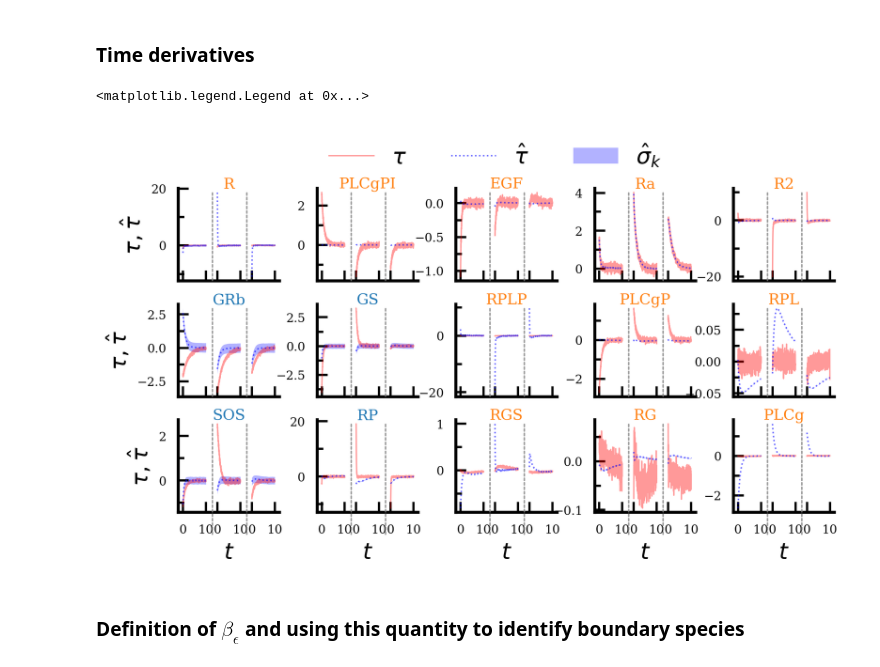
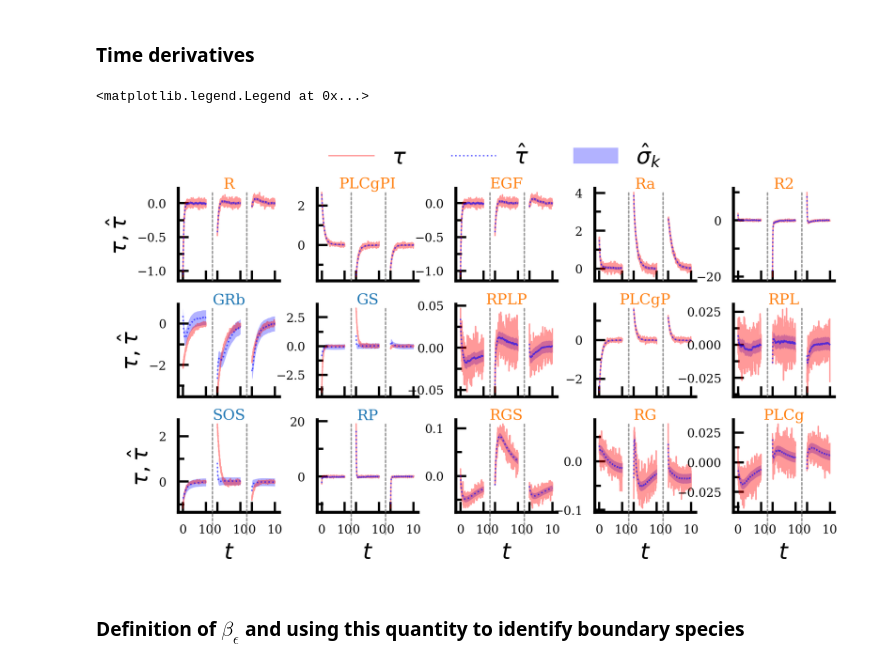
Before and after one commit to btemoshir/netBound, a Jupyter notebook: 09_EGFR_network.ipynb, the cells around one changed output. Cells and saved outputs as stored; diff of their text form; code cells hidden in the pictures.

Commit message:
corrected weight allocation for prediction plot
- latex problems are only local

```diff
--- a/09_EGFR_network.ipynb
+++ b/09_EGFR_network.ipynb
@@ -256,11 +254,11 @@ for idx, unit in enumerate(units):
 def var_pred(phi, beta, Sn):
     return np.array([[1/beta[i] + phi[t]@Sn[i]@phi[t].T for t in range(phi.shape[0])] for i in range(beta.shape[0])])
 # %%
-idx_t = 2
-idx_eps = 0
+idx_t = 3
+idx_eps = 4
 #dt = dt_list[0]
 weigh = np.mean(weights_list, axis=2)[idx_eps, idx_t]
-beta_mean = np.mean(beta_list, axis=2)[idx_eps, idx_t]
+beta_mean =  np.mean(beta_list, axis=2)[idx_eps, idx_t]
 Sn = np.mean(S_list, axis=2)[idx_eps, idx_t]
 
 phi = design_matrix_2(x[:, netw['idx_subnw']])
@@ -324,7 +322,7 @@ for idx, unit in enumerate(units):
         y = np.gradient(x[N_pert*pert:N_pert*(pert+1), netw['idx_subnw'][idx_u]], t_eval, axis=0)
         #der[N_pert*pert:N_pert*(pert+1),netw['idx_subnw'][idx_u]]
 
-        y_pred = (weigh[idx]@phi.T)
+        y_pred = (weigh[idx_u]@phi.T)
         x_lin = np.linspace(pert*pert_dx + pert*T, pert*pert_dx + T*(pert + 1), y.shape[0])
 
         # variance
@@ -339,7 +337,7 @@ for idx, unit in enumerate(units):
         ax.plot(x_lin, y, color='red', alpha=.4, lw=.9, label=label1)#, label=label_pred, )
         ax.plot(x_lin, y_pred[N_pert*pert:N_pert*(pert+1)],  color='blue', alpha=.6, lw=1, ls='dotted', label=label3)#, label=label_pred, )
         ax.fill_between(x_lin, y_pred[N_pert*pert:N_pert*(pert+1)] + np.sqrt(var[idx_u, N_pert*pert:N_pert*(pert+1)]), y_pred[N_pert*pert:N_pert*(pert+1)] - np.sqrt(var[idx_u, N_pert*pert:N_pert*(pert+1)]), color='blue', alpha=.3, lw=0, label=label2)
-        #ax.fill_between(x_lin, y_pred[N_pert*pert:N_pert*(pert+1)] - np.sqrt(var[idx_u, N_pert*pert:N_pert*(pert+1)]), y, color='blue', alpha=.3, lw=0, )#,label= label_var)
+
 
 
     ax.xaxis.set_major_locator(mpl.ticker.FixedLocator([0, T, T+pert_dx, 2*T + pert_dx, 2*T + 2*pert_dx, 3*T + 2*pert_dx]))
@@ -364,34 +362,34 @@ for idx, unit in enumerate(units):
     if i_col == 0:
         axes[idx].set_ylabel(r'$\tau, \hat \tau$',fontsize=fs)#transform =axes[idx].transData)
 
     min_ax = np.min(x[:N_pert*3,idx_u])
     max_ax = np.max(x[:N_pert*3,idx_u])
 
 
     ls = (0, (1.5, 1.5))
     ax.annotate('', (T1, y1), (T1, y2), xycoords='axes fraction',#, transform=ax.transAxes,
              arrowprops=dict( linewidth=2,
                             #fc="0.6", ec="none",
                             arrowstyle= '-', linestyle= ls,color='grey', alpha=.8, lw=1,
                             #patchB=el,
                             shrinkA = 0, shrinkB =0,
                             connectionstyle="arc3,rad=0"))
 
 
 
     ax.annotate('', (T2,  y1 ), (T2, y2), xycoords='axes fraction',#, transform=ax.transAxes,
                 arrowprops=dict( linewidth=2,
                             #fc="0.6", ec="none",
                             arrowstyle= '-', linestyle= ls,color='grey', alpha=.8, lw=1,
                             #patchB=el,
                             shrinkA = 0, shrinkB =0,
                             connectionstyle="arc3,rad=0"))
 
 
 axes[-1].legend(bbox_to_anchor=(-4.2, 1), loc=3, bbox_transform=axes[-1].transAxes, ncols=3, fontsize=fs)
 # %% [output]
 <matplotlib.legend.Legend at 0x...>
-[figure, old version]
+[figure, new version]
 # %%
 def auc_roc_2(idx_boundary_rel,  beta, beta_error,num_threshold, method='total',plot=False, return_variance=False):
 
```
Also changed, not shown: parts of 2 cells of this notebook.
